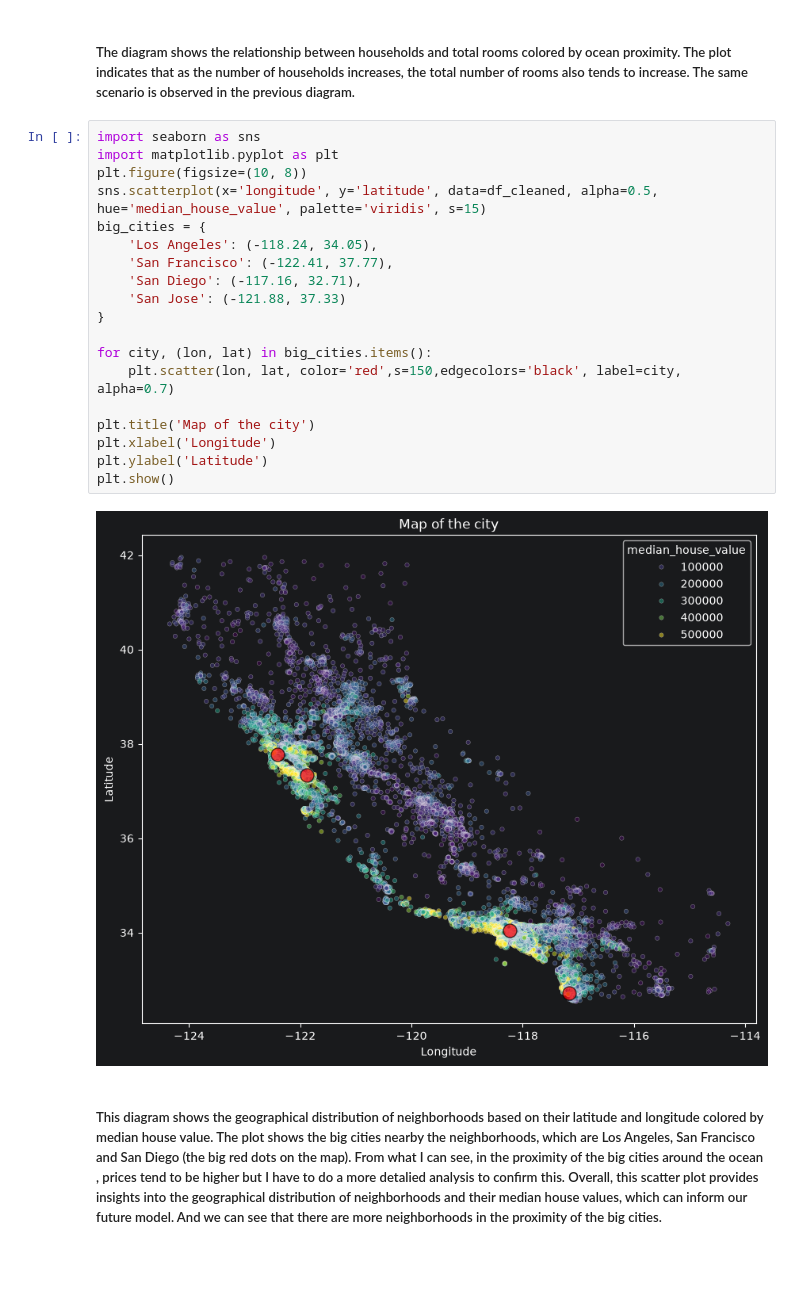
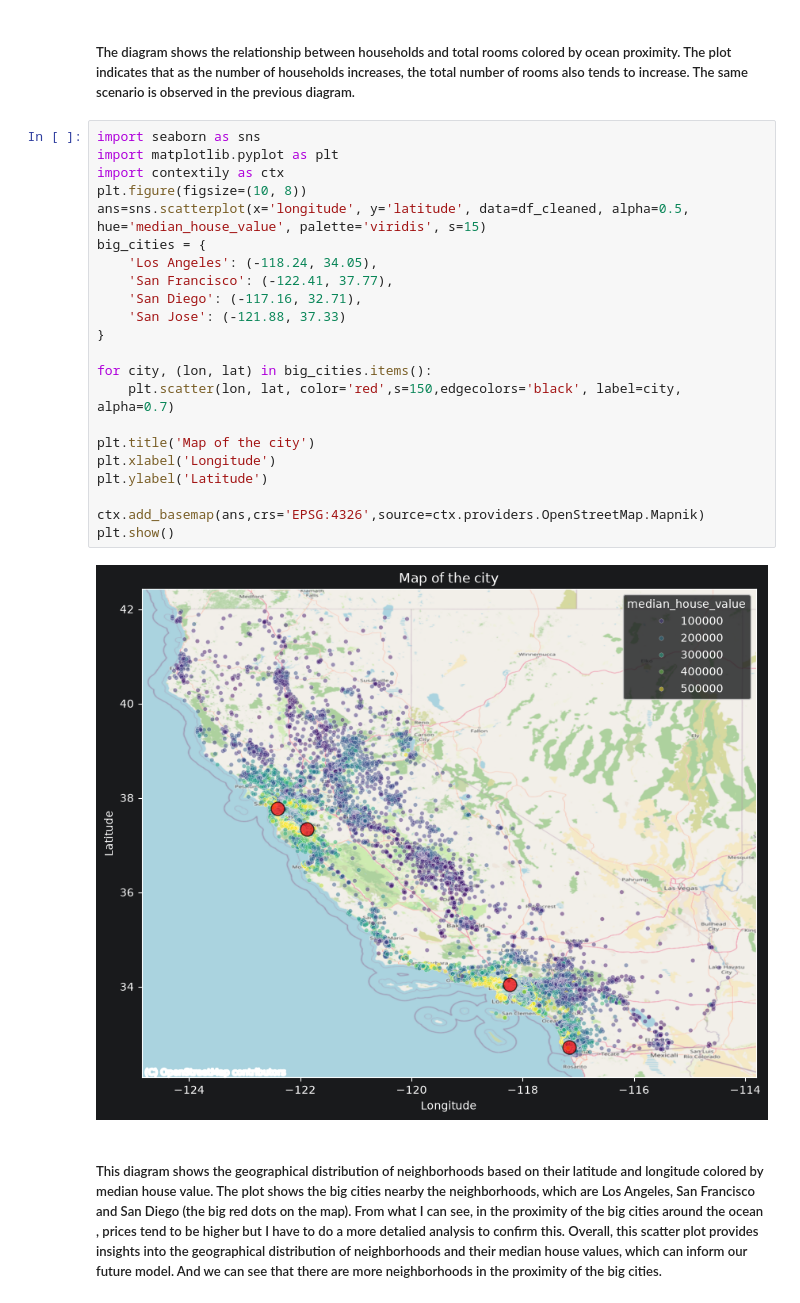
Before and after one commit to kovexison/Practica-AI, a Jupyter notebook: 01-ML-Regression/house_pricing.ipynb, the cells around one changed output. Drawn from its saved outputs; the diff is of its cells as text; blank space fills up the shorter version.

Commit message:
added the map image on the map of the cities diagram using contextily

```diff
--- a/01-ML-Regression/house_pricing.ipynb
+++ b/01-ML-Regression/house_pricing.ipynb
@@ -254,24 +254,27 @@ plt.show()
 # %%
 import seaborn as sns
 import matplotlib.pyplot as plt
+import contextily as ctx
 plt.figure(figsize=(10, 8))
-sns.scatterplot(x='longitude', y='latitude', data=df_cleaned, alpha=0.5, hue='median_house_value', palette='viridis', s=15)
+ans=sns.scatterplot(x='longitude', y='latitude', data=df_cleaned, alpha=0.5, hue='median_house_value', palette='viridis', s=15)
 big_cities = {
     'Los Angeles': (-118.24, 34.05),
     'San Francisco': (-122.41, 37.77),
     'San Diego': (-117.16, 32.71),
     'San Jose': (-121.88, 37.33)
 }
 
 for city, (lon, lat) in big_cities.items():
     plt.scatter(lon, lat, color='red',s=150,edgecolors='black', label=city, alpha=0.7)
 
 plt.title('Map of the city')
 plt.xlabel('Longitude')
 plt.ylabel('Latitude')
+
+ctx.add_basemap(ans,crs='EPSG:4326',source=ctx.providers.OpenStreetMap.Mapnik)
 plt.show()
 # %% [output]
-[figure, old version]
+[figure, new version]
 # %% [markdown]
 ##### This diagram shows the geographical distribution of neighborhoods based on their latitude and longitude colored by median house value. The plot shows the big cities nearby the neighborhoods, which are Los Angeles, San Francisco and San Diego (the big red dots on the map). From what I can see, in the proximity of the big cities around the ocean , prices tend to be higher but I have to do a more detalied analysis to confirm this. Overall, this scatter plot provides insights into the geographical distribution of neighborhoods and their median house values, which can inform our future model. And we can see that there are more neighborhoods in the proximity of the big cities.
 # %%
```
Also changed, not shown: parts of 1 cell of this notebook.
